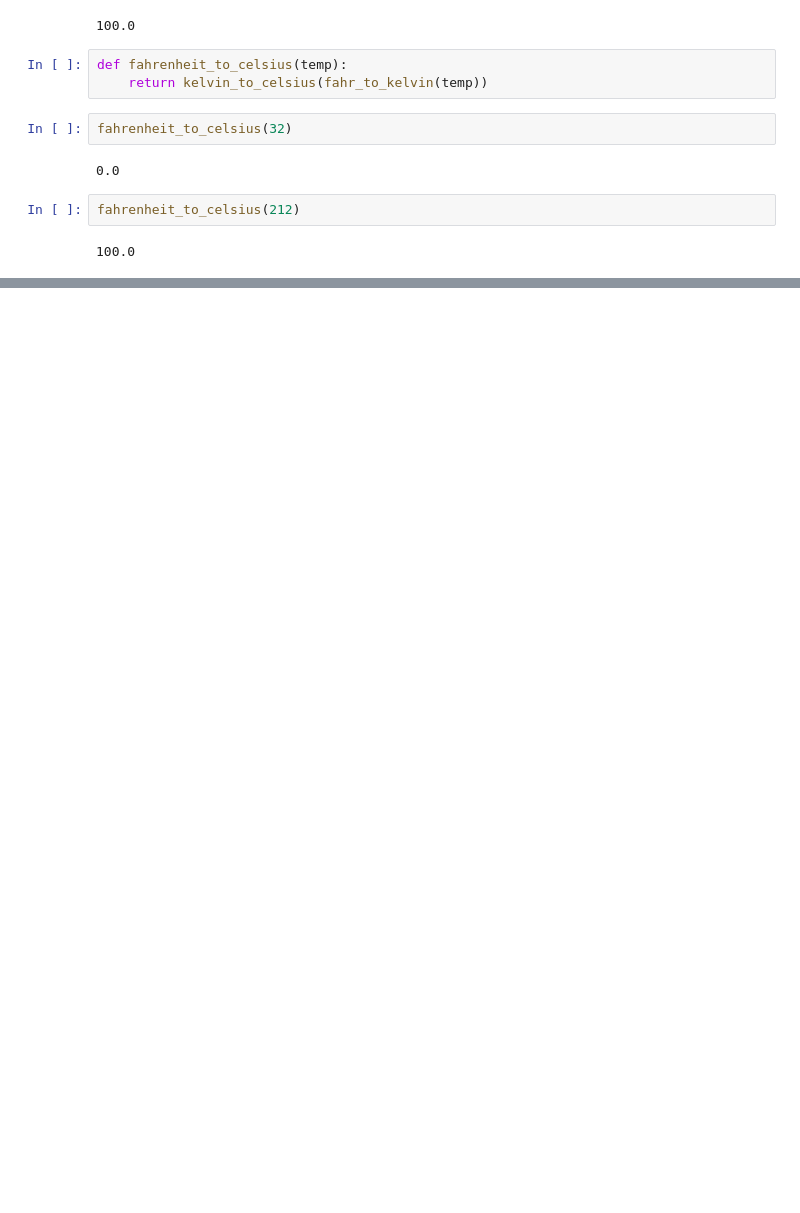
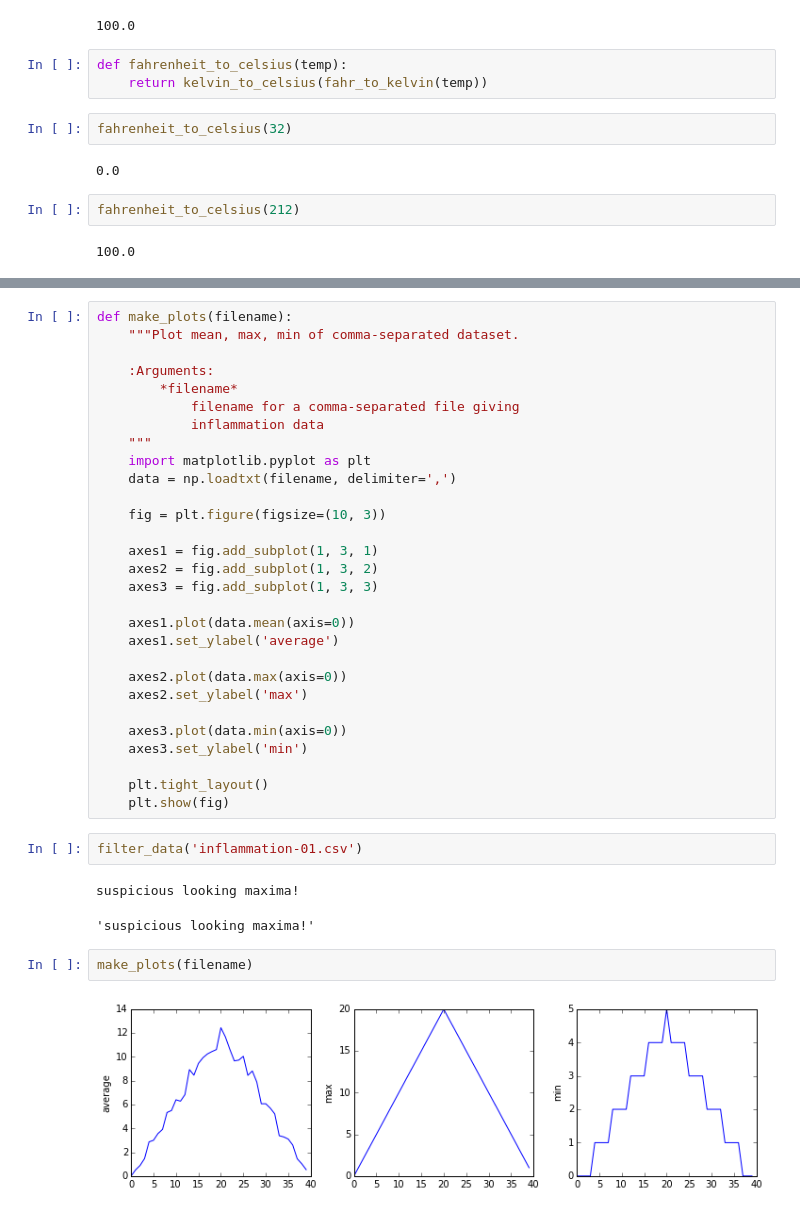
Before and after one commit to dotsdl/swc_asu_python, a Jupyter notebook: Inflammation investigation.ipynb, the cells around one changed output, grey strips where cells are left out. Drawn from its saved outputs; the diff is of its cells as text; blank space fills up the shorter version.

```diff
--- a/Inflammation investigation.ipynb
+++ b/Inflammation investigation.ipynb
@@ -635,0 +667,38 @@ fahrenheit_to_celsius(212)
+# %%
+def make_plots(filename):
+    """Plot mean, max, min of comma-separated dataset.
+
+    :Arguments:
+        *filename*
+            filename for a comma-separated file giving
+            inflammation data
+    """
+    import matplotlib.pyplot as plt
+    data = np.loadtxt(filename, delimiter=',')
+
+    fig = plt.figure(figsize=(10, 3))
+
+    axes1 = fig.add_subplot(1, 3, 1)
+    axes2 = fig.add_subplot(1, 3, 2)
+    axes3 = fig.add_subplot(1, 3, 3)
+
+    axes1.plot(data.mean(axis=0))
+    axes1.set_ylabel('average')
+
+    axes2.plot(data.max(axis=0))
+    axes2.set_ylabel('max')
+
+    axes3.plot(data.min(axis=0))
+    axes3.set_ylabel('min')
+
+    plt.tight_layout()
+    plt.show(fig)
+# %%
+filter_data('inflammation-01.csv')
+# %% [output]
+suspicious looking maxima!
+'suspicious looking maxima!'
+# %%
+make_plots(filename)
+# %% [output]
+[figure, added]
```
Also changed, not shown: parts of 3 cells of this notebook.
